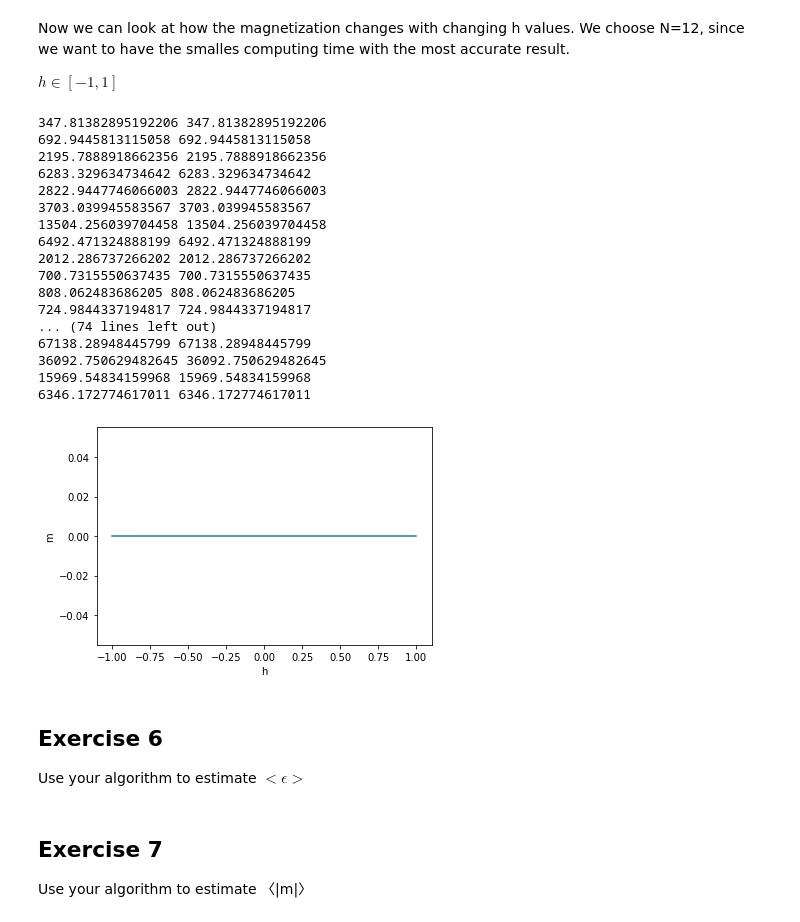
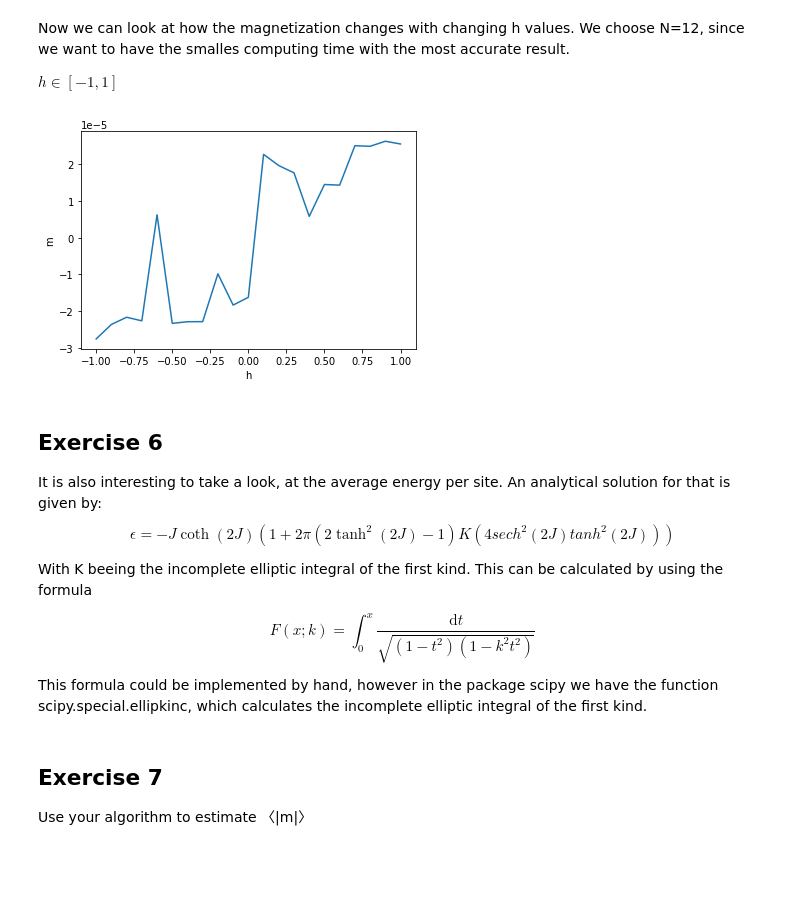
Before and after one commit to thomas-matt-block/physics760_Martin, a Jupyter notebook: Exercise 2/exercise2.ipynb, the cells around one changed output. Drawn from its saved outputs; the diff is of its cells as text; code cells hidden in the pictures; blank space fills up the shorter version.

Commit message:
changed hamiltonian and Exercise 6 text

```diff
--- a/Exercise 2/exercise2.ipynb
+++ b/Exercise 2/exercise2.ipynb
@@ -56,3 +29,16 @@ def hamiltionian(spin_array, position, j, h):
+# %%
+#Spin is supposed to be a NxN big array. Position has to be an array of the form [x, y] to indicate the position of the spin.
+def hamiltionian(spin_array, position, j, h):
+    minuend=0
+    if position[0]+1<len(spin_array[0])-1:
+        minuend = minuend + spin_array[position[0]+1][position[1]] * spin_array[position[0]][position[1]]
+    else:
+        minuend = minuend + spin_array[0][position[1]] * spin_array[position[0]][position[1]]
+    if position[1]+1<len(spin_array[0])-1:
+        minuend = minuend + spin_array[position[0]][position[1]+1] * spin_array[position[0]][position[1]]
+    else:
+        minuend = minuend + spin_array[0][position[1]] * spin_array[position[0]][position[1]]
+    return (-j*minuend-h*spin_array[position[0]][position[1]])
 # %% [markdown]
 Now we have to generate a spin array, that can be used later on. This array has to be two dimensional. This spin-arry is $ N_{x} $ x $ N_{y} $ large, however in accordance to the exercise sheet we choose $ N_{x}=N_{y} $.
 # %%
@@ -140,7 +126,7 @@ def mc_estimate(spin_array, j, h, t, lamba, repeats):
         m=np.zeros(repeats)
         for i in range(lamba):
             spin_array=sweep(spin_array, j, h, t)
-        m[k]=magnetization_random_configurations(spin_array, j, h, t, 0.1)
+        m[k]=magnetization_random_configurations(spin_array, j, h, t, 0.01)
     return np.average(m)
 # %% [markdown]
 ## Exercise 2
@@ -198,39 +167,33 @@ We choose N=12, since we want to have the smalles computing time with the most a
 $h \in [-1, 1]$
 # %%
 def plot_m_h_dependency(N, j, t, lamba, repeats):
-    h_array=np.arange(-1, 1.01, 0.25)
+    h_array=np.arange(-1, 1.01, 0.1)
     m_array=np.zeros(len(h_array))
     for i in range(len(h_array)):
         m_array[i]=mc_estimate(gen_spin_array(N), j, h_array[i], t, lamba, repeats)
     plt.plot(h_array, m_array)
     plt.xlabel("h")
     plt.ylabel("m")
     plt.savefig("h_m_dependency.png")
 
-plot_m_h_dependency(7, 1, 1, 1000, 10)
+plot_m_h_dependency(7, 1, 1, 49, 700)
 # %% [output]
-347.81382895192206 347.81382895192206
-692.9445813115058 692.9445813115058
-2195.7888918662356 2195.7888918662356
-6283.329634734642 6283.329634734642
-2822.9447746066003 2822.9447746066003
-3703.039945583567 3703.039945583567
-13504.256039704458 13504.256039704458
-6492.471324888199 6492.471324888199
-2012.286737266202 2012.286737266202
-700.7315550637435 700.7315550637435
-808.062483686205 808.062483686205
-724.9844337194817 724.9844337194817
-... (74 lines left out)
-67138.28948445799 67138.28948445799
-36092.750629482645 36092.750629482645
-15969.54834159968 15969.54834159968
-6346.172774617011 6346.172774617011
-[figure, old version]
+[figure, new version]
-# %% [markdown]
-## Exercise 6
-
-Use your algorithm to estimate $<\epsilon>$
+# %% [markdown]
+## Exercise 6
+
+It is also interesting to take a look, at the average energy per site. An analytical solution for that is given by:
+\begin{equation}
+    \epsilon=−J \coth (2J) (1 +2 \pi (2 \tanh^2(2J)−1)K(4sech^2(2J) tanh^2(2J)))
+\end{equation}
+
+With K beeing the incomplete elliptic integral of the first kind. This can be calculated by using the formula
+
+\begin{equation}
+    F(x ; k) = \int_{0}^{x} \frac{\mathrm{d}t}{\sqrt{\left(1 - t^2\right)\left(1 - k^2 t^2\right)}}
+\end{equation}
+
+This formula could be implemented by hand, however in the package scipy we have the function scipy.special.ellipkinc, which calculates the incomplete elliptic integral of the first kind.
 # %% [markdown]
 ## Exercise 7
 
```
Also changed, not shown: parts of 2 cells of this notebook, 2 other files.
